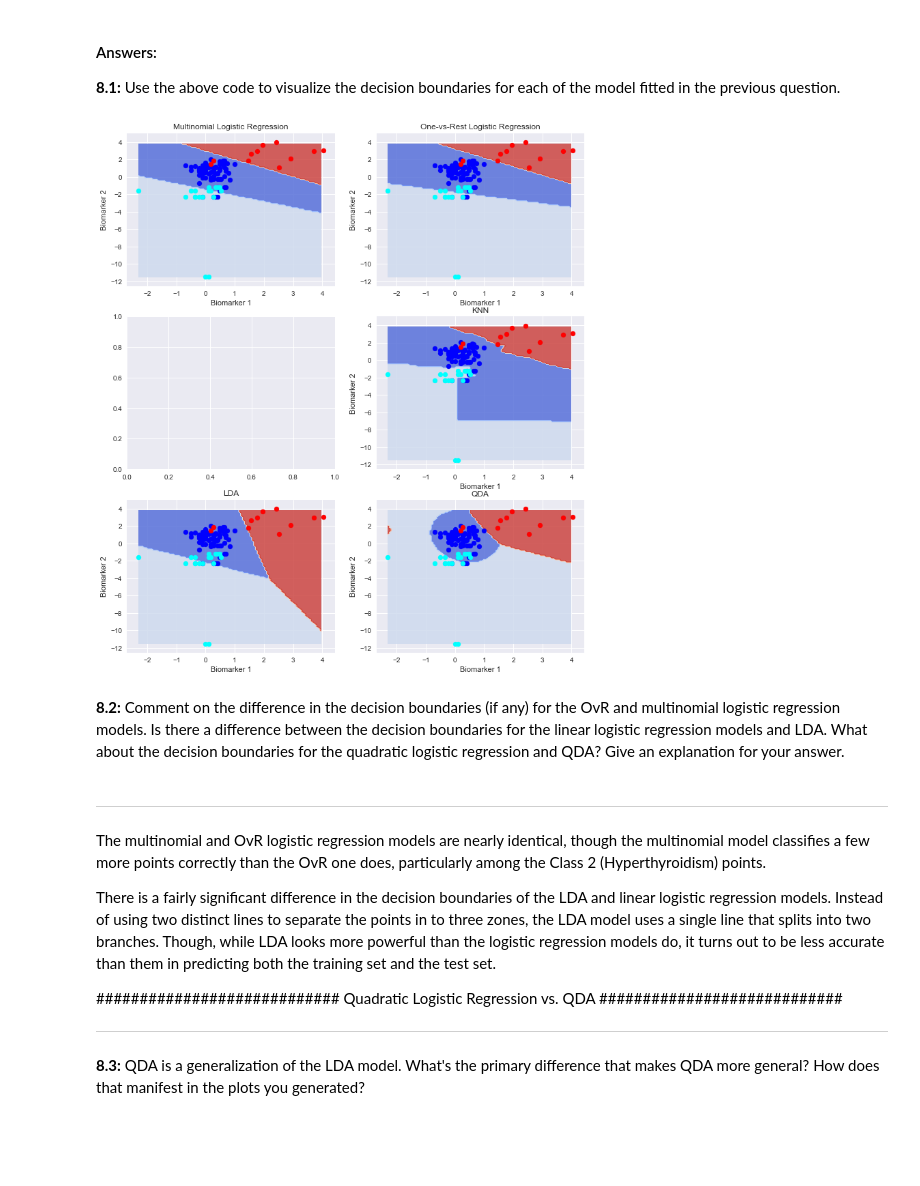
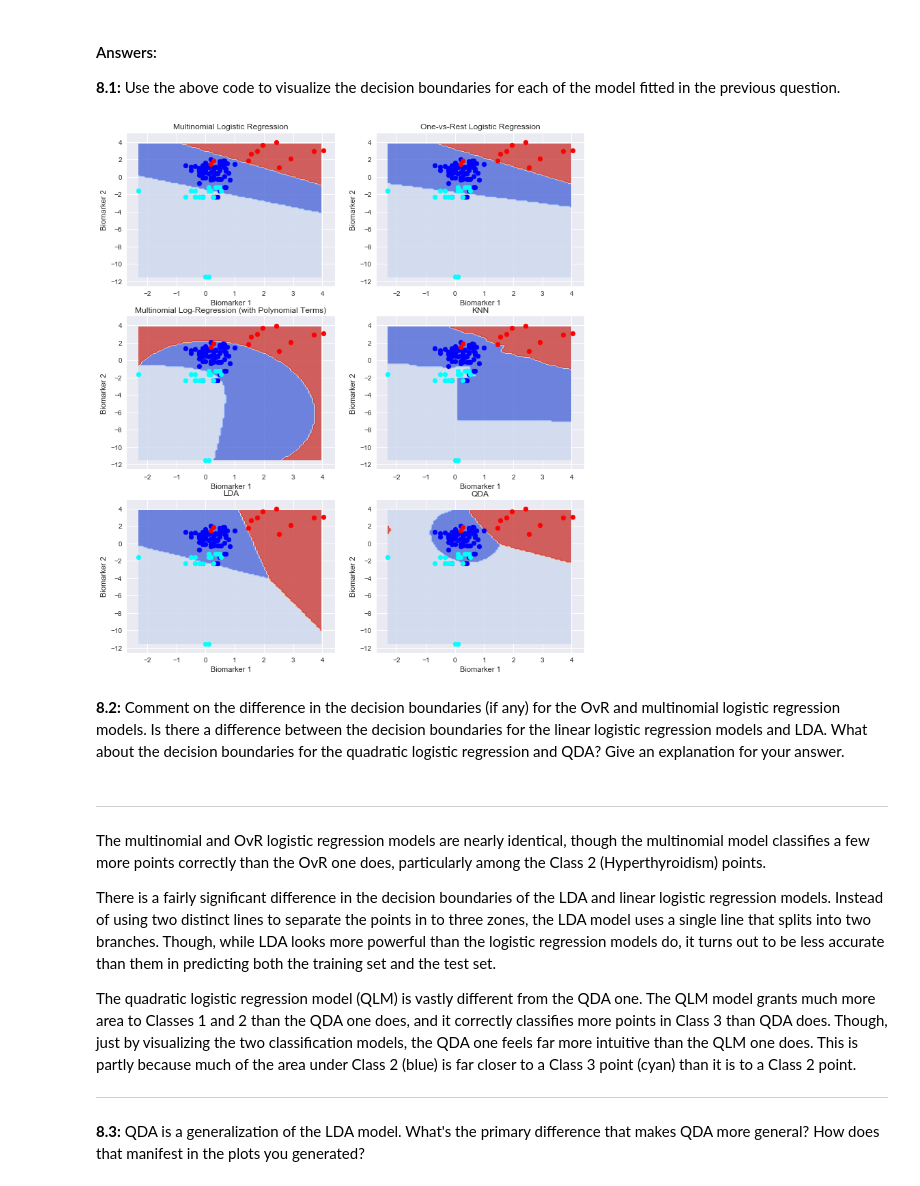
Before and after one commit to ejohnsson/CS109A, a Jupyter notebook: cs109_hw5_Erik.ipynb, the cells around one changed output. Drawn from its saved outputs; the diff is of its cells as text; code cells hidden in the pictures; blank space fills up the shorter version.

```diff
--- a/cs109_hw5_Erik.ipynb
+++ b/cs109_hw5_Erik.ipynb
@@ -914,38 +919,13 @@ The One-vs-Rest model is only slightly less accurate than the Multinomial model
     - k-Nearest Neighbors
 
 *Note:* you may use either the OvR or multinomial variant for the multiclass logistic regression (with $L_2$ regularization). Do not forget to use cross-validation to choose the regularization parameter, and also the number of neighbors in k-NN.
-# %%
-def get_poly_dataset(df, n=4):
-
-    # convert to numpy array
-    design_mat = df.as_matrix()
-
-    # degree 4 polynomials
-    transformer_n = PolynomialFeatures(n, include_bias=False)
-
-    # for each predictor
-    for predictor in df:
-
-        # append new polynomial predictors to the design matrix
-        new_predictors = transformer_n.fit_transform(
-            df[predictor].values.reshape(-1, 1))[:,1:]
-        design_mat = np.concatenate([design_mat, new_predictors], axis=1)
-
-    # add the names of new predictors to list of columns
-    new_cols = []
-    for i in range(len(df.columns)):
-        for j in range(n-1):
-
-            new_cols = new_cols + [df.columns[i] + '-' +str(j+2)]
-
-    # Append New Column Names
-    cols = list(df.columns) + new_cols
-
-    # Recreate DataFrame with New Predictors
-    design_df = pd.DataFrame(data=design_mat,
-                             index=range(len(design_mat)),columns=cols)
-
-    return design_df
+# %%
+def get_poly_dataset(df, n=2):
+
+    poly = PolynomialFeatures(n,include_bias = False)
+    design_df = poly.fit_transform(df)
+
+    return design_df
 # %%
 ## Multinomial Logistic Regression
 
@@ -1149,17 +1129,17 @@ Also, if you have loaded the data sets into `pandas` data frames, you may use th
 # %%
 x = data_train.drop(columns='Diagnosis').as_matrix()
 y = data_train['Diagnosis'].values.ravel()
 
 fig, axes = plt.subplots(3, 2, figsize=(12,14))
 
 plot_decision_boundary(x, y, mult_reg, 'Multinomial Logistic Regression', axes[0,0])
 plot_decision_boundary(x, y, ovr_reg, 'One-vs-Rest Logistic Regression', axes[0,1])
-#plot_decision_boundary(x, y, mult_poly_reg, 'Multinomial Log-Regression (with Polynomial Terms)', axes[1,0], poly_degree=4)
+plot_decision_boundary(x, y, mult_poly_reg, 'Multinomial Log-Regression (with Polynomial Terms)', axes[1,0], poly_degree=2)
 plot_decision_boundary(x, y, fitted_knn, 'KNN', axes[1,1])
 plot_decision_boundary(x, y, fitted_lda, 'LDA', axes[2,0])
 plot_decision_boundary(x, y, fitted_qda, 'QDA', axes[2,1])
 # %% [output]
-[figure, old version]
+[figure, new version]
 # %% [markdown]
 **8.2:** Comment on the difference in the decision boundaries (if any) for the OvR and multinomial logistic regression models. Is there a difference between the decision boundaries for the linear logistic regression models and LDA. What about the decision boundaries for the quadratic logistic regression and QDA? Give an explanation for your answer.
 # %% [markdown]
@@ -1168,9 +1148,8 @@ The multinomial and OvR logistic regression models are nearly identical, though
 
 There is a fairly significant difference in the decision boundaries of the LDA and linear logistic regression models. Instead of using two distinct lines to separate the points in to three zones, the LDA model uses a single line that splits into two branches. Though, while LDA looks more powerful than the logistic regression models do, it turns out to be less accurate than them in predicting both the training set and the test set.
 
-############################
-Quadratic Logistic Regression vs. QDA
-############################
+
+The quadratic logistic regression model (QLM) is vastly different from the QDA one. The QLM model grants much more area to Classes 1 and 2 than the QDA one does, and it correctly classifies more points in Class 3 than QDA does. Though, just by visualizing the two classification models, the QDA one feels far more intuitive than the QLM one does. This is partly because much of the area under Class 2 (blue) is far closer to a Class 3 point (cyan) than it is to a Class 2 point.
 
 ---
 # %% [markdown]
```
Also changed, not shown: parts of 18 cells of this notebook.
